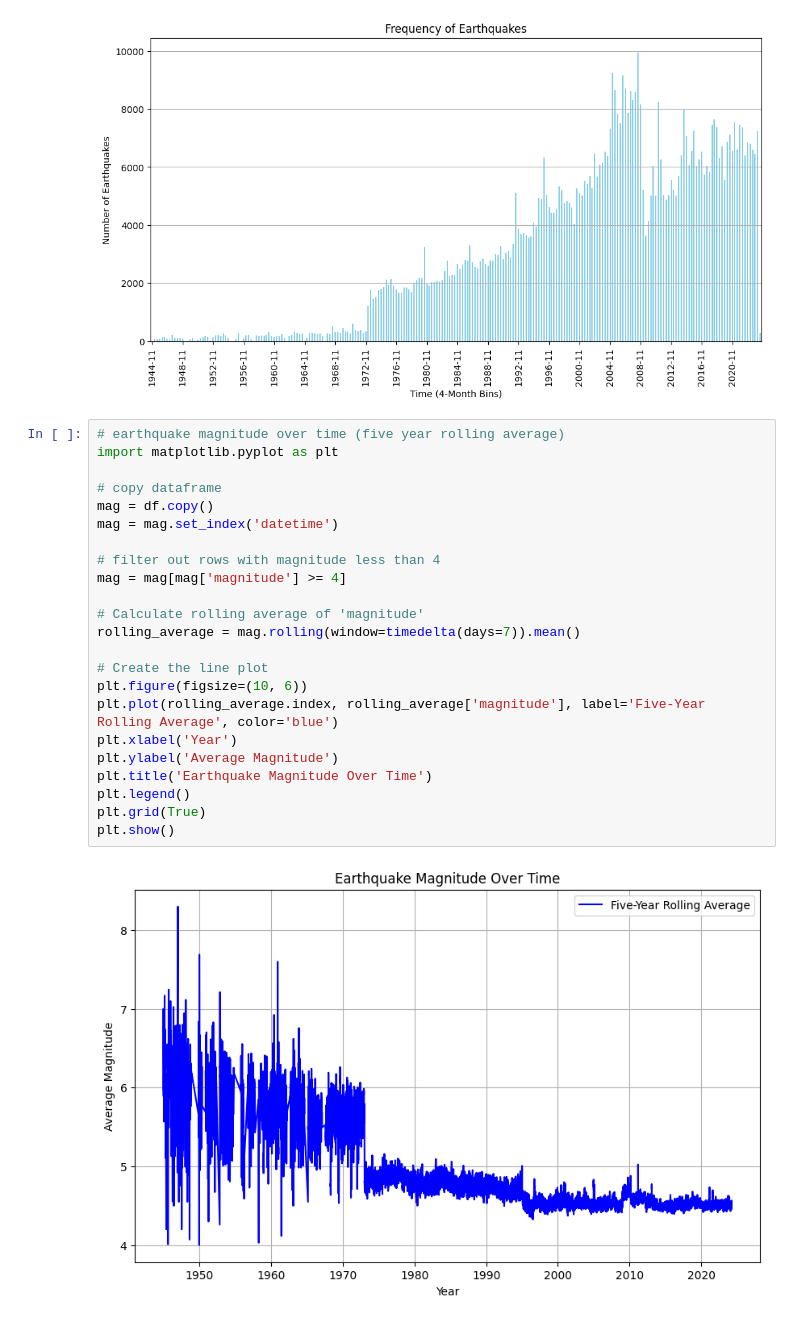
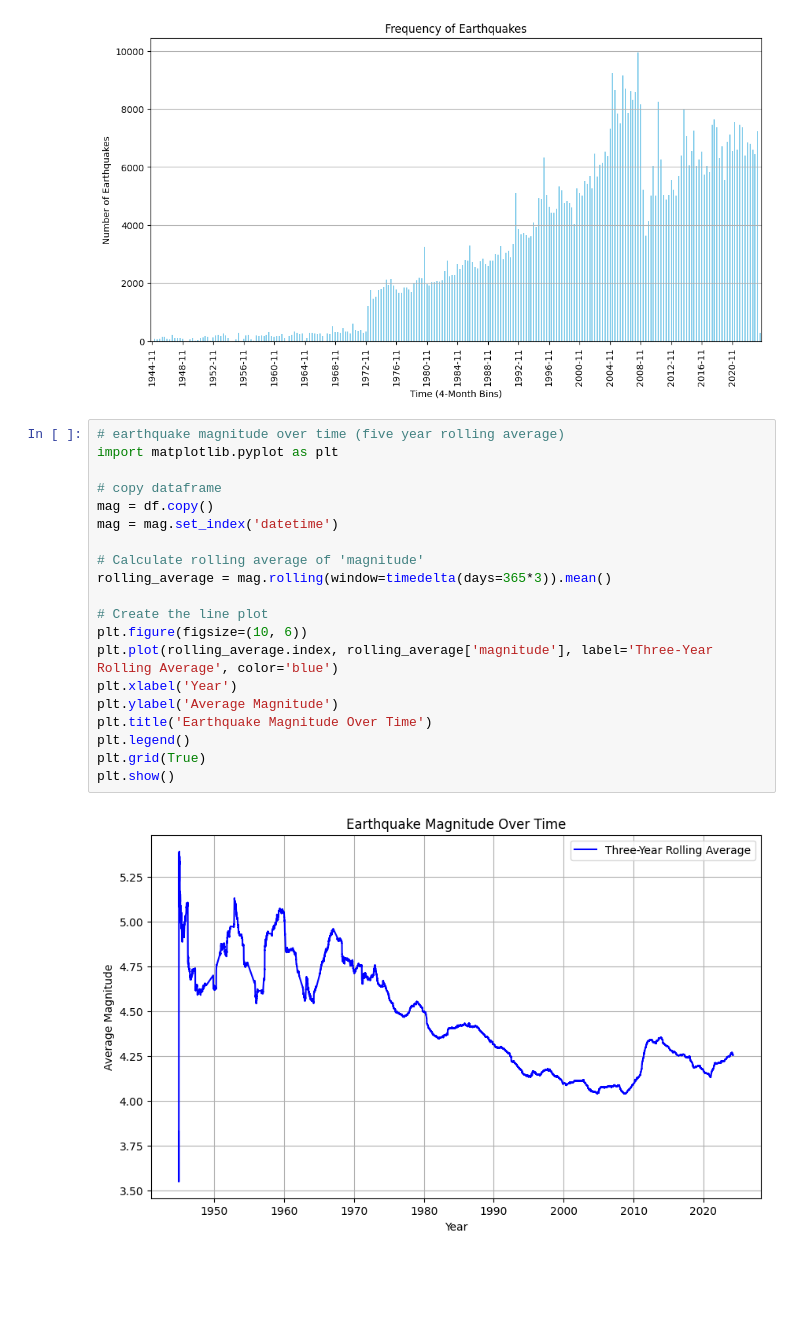
Before and after one commit to johnny-woodtke/quakin, a Jupyter notebook: main.ipynb, the cells around one changed output. Cells and saved outputs as stored; diff of their text form; blank space fills up the shorter version.

```diff
--- a/main.ipynb
+++ b/main.ipynb
@@ -245,27 +245,24 @@ plt.show()
 # %%
 # earthquake magnitude over time (five year rolling average)
 import matplotlib.pyplot as plt
 
 # copy dataframe
 mag = df.copy()
 mag = mag.set_index('datetime')
 
-# filter out rows with magnitude less than 4
-mag = mag[mag['magnitude'] >= 4]
-
 # Calculate rolling average of 'magnitude'
-rolling_average = mag.rolling(window=timedelta(days=7)).mean()
+rolling_average = mag.rolling(window=timedelta(days=365*3)).mean()
 
 # Create the line plot
 plt.figure(figsize=(10, 6))
-plt.plot(rolling_average.index, rolling_average['magnitude'], label='Five-Year Rolling Average', color='blue')
+plt.plot(rolling_average.index, rolling_average['magnitude'], label='Three-Year Rolling Average', color='blue')
 plt.xlabel('Year')
 plt.ylabel('Average Magnitude')
 plt.title('Earthquake Magnitude Over Time')
 plt.legend()
 plt.grid(True)
 plt.show()
 # %% [output]
-[figure, old version]
+[figure, new version]
 # %%
 # earthquake location over time
```
Also changed, not shown: parts of 1 cell of this notebook.
